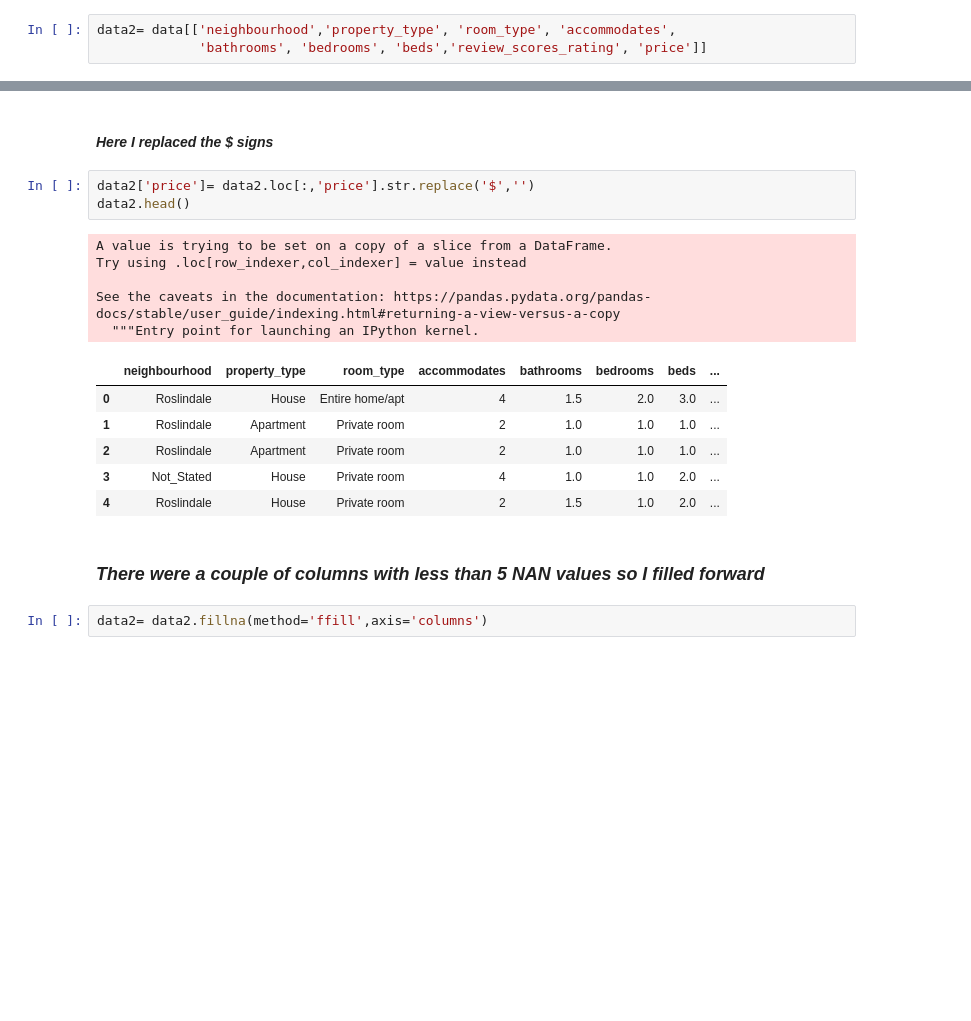
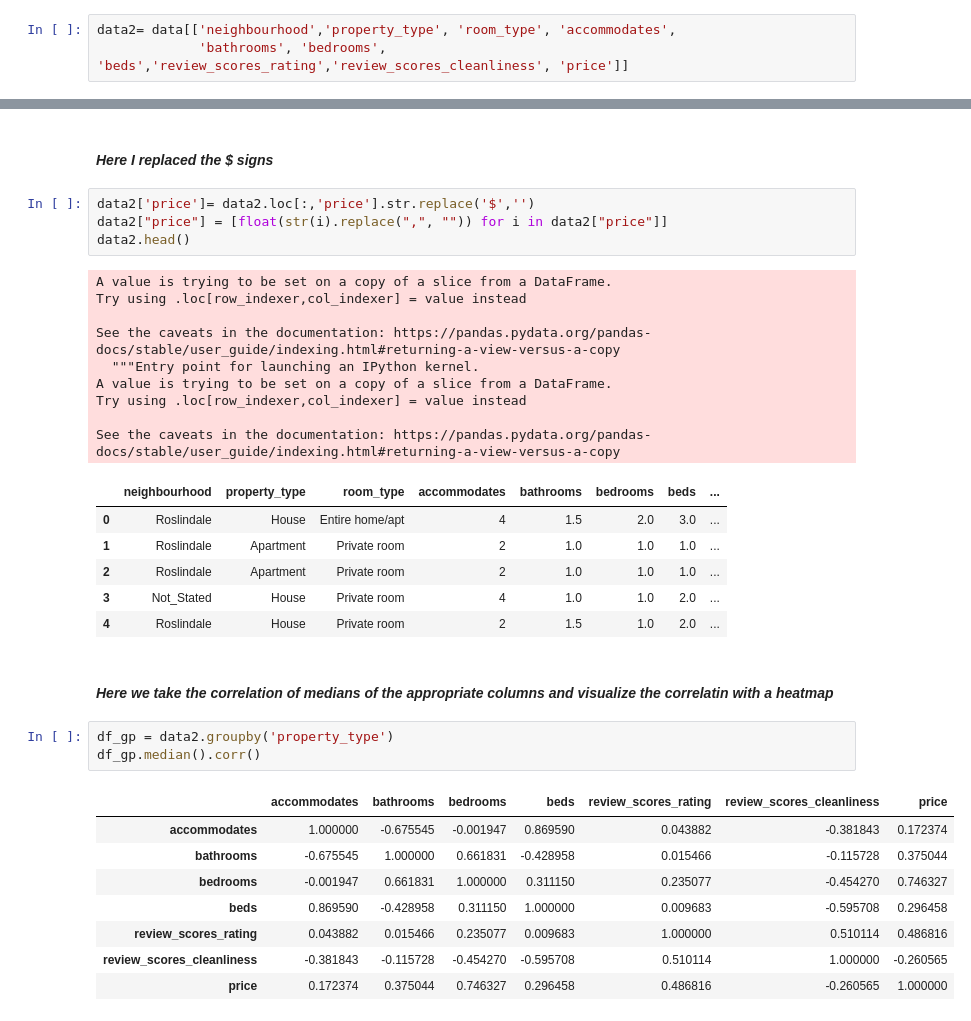
Before and after one commit to symbiapps/Boston-Airbnb-Open-Data, a Jupyter notebook: Boston_listing_airbnb_project.ipynb, the cells around one changed output, grey strips where cells are left out. Cells and saved outputs as stored; diff of their text form; blank space fills up the shorter version.

```diff
--- a/Boston_listing_airbnb_project.ipynb
+++ b/Boston_listing_airbnb_project.ipynb
@@ -76,4 +99,4 @@ image.resize((700,900))
 ####*Here I filtered down the **data** dataframe to a smaller dataframe made up of the choosen  columns.*
 # %%
 data2= data[['neighbourhood','property_type', 'room_type', 'accommodates',
-             'bathrooms', 'bedrooms', 'beds','review_scores_rating', 'price']]
+             'bathrooms', 'bedrooms', 'beds','review_scores_rating','review_scores_cleanliness', 'price']]
@@ -96,6 +124,7 @@ See the caveats in the documentation: https://pandas.pydata.org/pandas-docs/stab
 #### *Here I replaced the $ signs*
 # %%
 data2['price']= data2.loc[:,'price'].str.replace('$','')
+data2["price"] = [float(str(i).replace(",", "")) for i in data2["price"]]
 data2.head()
 # %% [output]
 A value is trying to be set on a copy of a slice from a DataFrame.
@@ -103,13 +132,27 @@ Try using .loc[row_indexer,col_indexer] = value instead
 
 See the caveats in the documentation: https://pandas.pydata.org/pandas-docs/stable/user_guide/indexing.html#returning-a-view-versus-a-copy
   """Entry point for launching an IPython kernel.
+A value is trying to be set on a copy of a slice from a DataFrame.
+Try using .loc[row_indexer,col_indexer] = value instead
+
+See the caveats in the documentation: https://pandas.pydata.org/pandas-docs/stable/user_guide/indexing.html#returning-a-view-versus-a-copy
 |  | neighbourhood | property_type | room_type | accommodates | bathrooms | bedrooms | beds | ... |
 | 0 | Roslindale | House | Entire home/apt | 4 | 1.5 | 2.0 | 3.0 | ... |
 | 1 | Roslindale | Apartment | Private room | 2 | 1.0 | 1.0 | 1.0 | ... |
 | 2 | Roslindale | Apartment | Private room | 2 | 1.0 | 1.0 | 1.0 | ... |
 | 3 | Not_Stated | House | Private room | 4 | 1.0 | 1.0 | 2.0 | ... |
 | 4 | Roslindale | House | Private room | 2 | 1.5 | 1.0 | 2.0 | ... |
-# %% [markdown]
-### *There were a couple of columns with less than 5 NAN  values so I filled forward*
-# %%
-data2= data2.fillna(method='ffill',axis='columns')
+# %% [markdown]
+#### *Here we take the correlation of medians of the appropriate columns  and visualize the correlatin with a heatmap*
+# %%
+df_gp = data2.groupby('property_type')
+df_gp.median().corr()
+# %% [output]
+|  | accommodates | bathrooms | bedrooms | beds | review_scores_rating | review_scores_cleanliness | price |
+| accommodates | 1.000000 | -0.675545 | -0.001947 | 0.869590 | 0.043882 | -0.381843 | 0.172374 |
+| bathrooms | -0.675545 | 1.000000 | 0.661831 | -0.428958 | 0.015466 | -0.115728 | 0.375044 |
+| bedrooms | -0.001947 | 0.661831 | 1.000000 | 0.311150 | 0.235077 | -0.454270 | 0.746327 |
+| beds | 0.869590 | -0.428958 | 0.311150 | 1.000000 | 0.009683 | -0.595708 | 0.296458 |
+| review_scores_rating | 0.043882 | 0.015466 | 0.235077 | 0.009683 | 1.000000 | 0.510114 | 0.486816 |
+| review_scores_cleanliness | -0.381843 | -0.115728 | -0.454270 | -0.595708 | 0.510114 | 1.000000 | -0.260565 |
+| price | 0.172374 | 0.375044 | 0.746327 | 0.296458 | 0.486816 | -0.260565 | 1.000000 |
```
Also changed, not shown: parts of 23 cells of this notebook.
